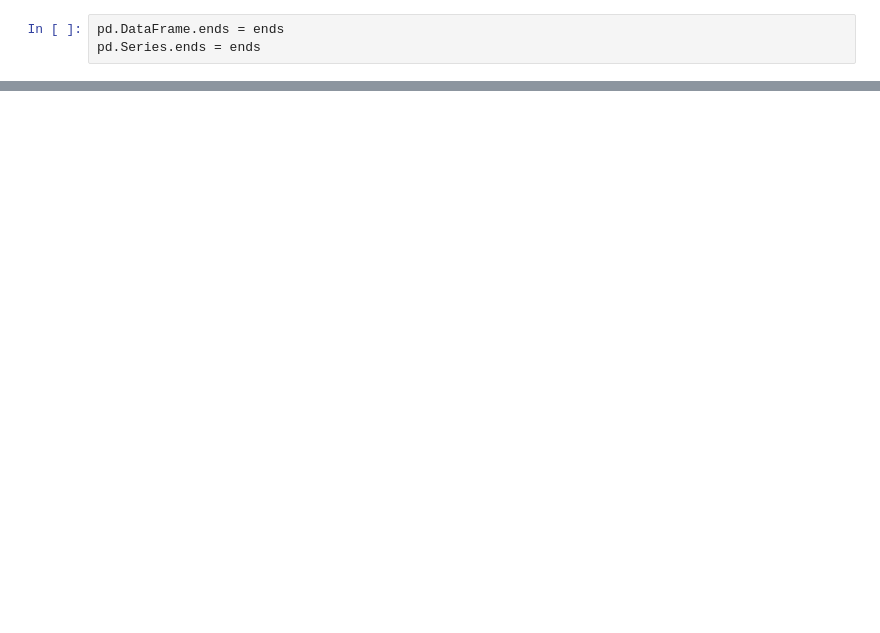
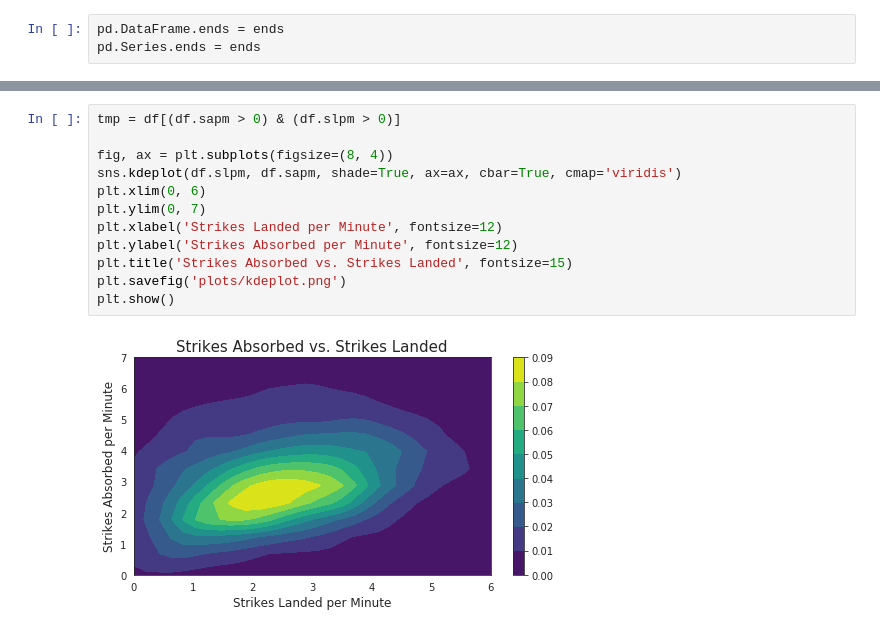
Before and after one commit to hdmamin/mma_visualizations, a Jupyter notebook: scratch_graphing.ipynb, the cells around one changed output, grey strips where cells are left out. Cells and saved outputs as stored; diff of their text form; blank space fills up the shorter version.

```diff
--- a/scratch_graphing.ipynb
+++ b/scratch_graphing.ipynb
@@ -64,2 +73,16 @@ Index(['d', 'l', 'nc', 'w', 'association', 'country', 'dob', 'fname',
       dtype='object')
+# %%
+tmp = df[(df.sapm > 0) & (df.slpm > 0)]
+
+fig, ax = plt.subplots(figsize=(8, 4))
+sns.kdeplot(df.slpm, df.sapm, shade=True, ax=ax, cbar=True, cmap='viridis')
+plt.xlim(0, 6)
+plt.ylim(0, 7)
+plt.xlabel('Strikes Landed per Minute', fontsize=12)
+plt.ylabel('Strikes Absorbed per Minute', fontsize=12)
+plt.title('Strikes Absorbed vs. Strikes Landed', fontsize=15)
+plt.savefig('plots/kdeplot.png')
+plt.show()
+# %% [output]
+[figure, added]
 # %%
```
Also changed, not shown: parts of 28 cells of this notebook, 3 other files.
